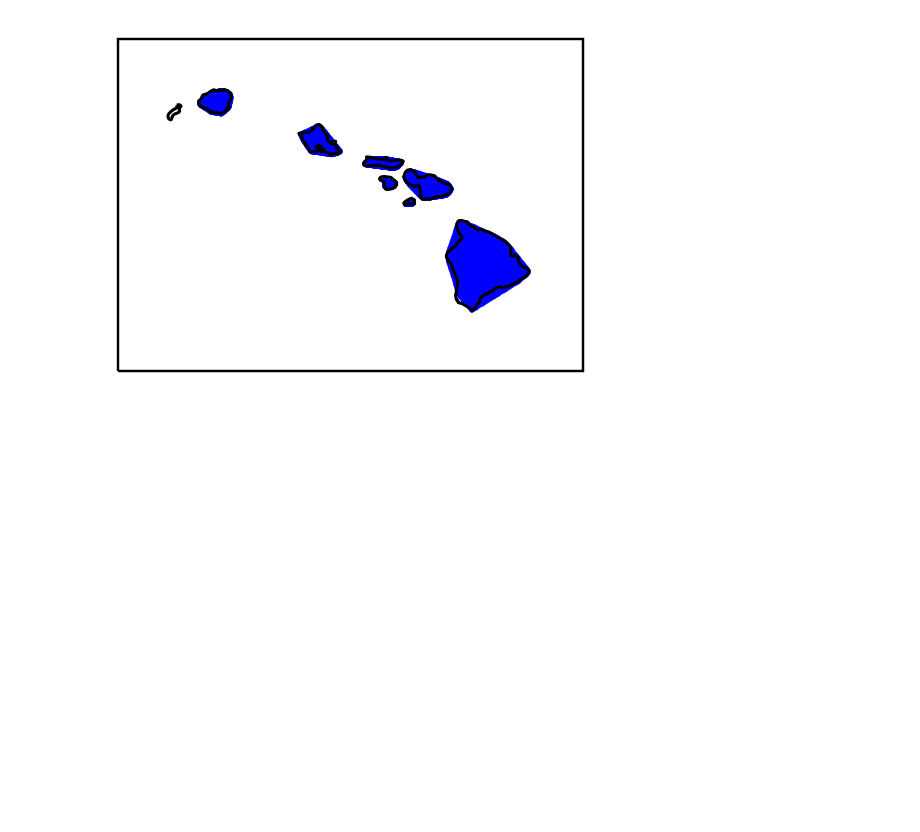
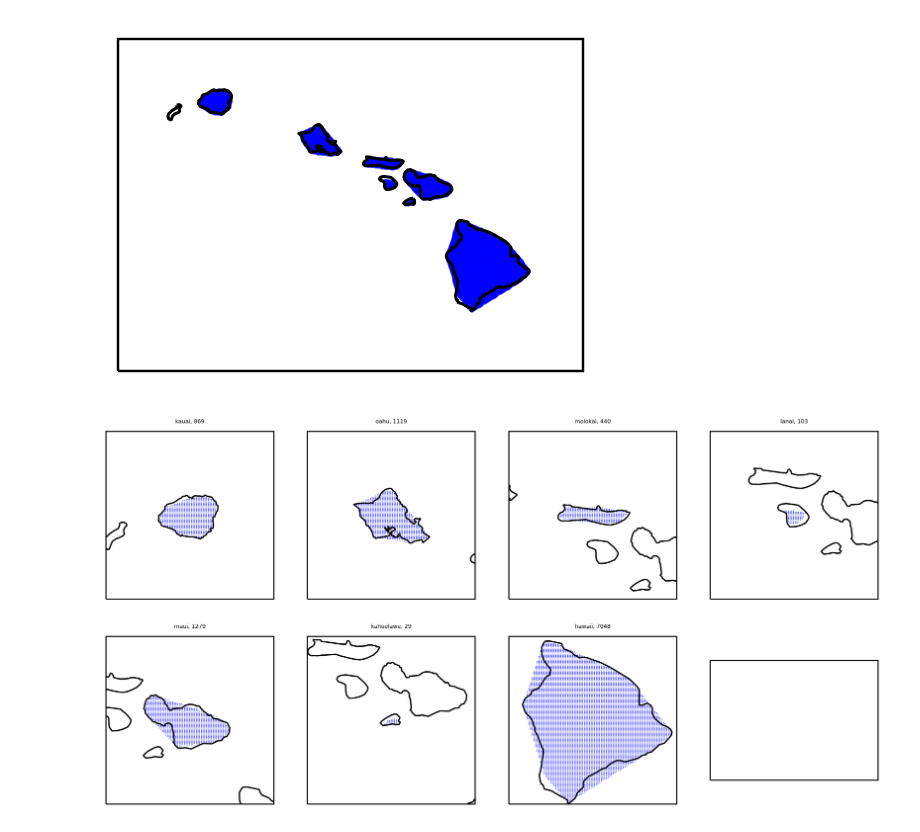
Before and after one commit to yusukemh/StatisticalDownscaling, a Jupyter notebook: codes/Dataset_mock.ipynb, the cells around one changed output. Drawn from its saved outputs; the diff is of its cells as text; code cells hidden in the pictures; blank space fills up the shorter version.

```diff
--- a/codes/Dataset_mock.ipynb
+++ b/codes/Dataset_mock.ipynb
@@ -45,6 +50,9 @@ df_locations = pd.read_csv(f"{BASE_DIR}/SKNlocations.csv")
 # %%
+x_state = (-161, -154)
+y_state = (18, 23)
+
 def get_convexhull_coords(df_locations, lat_range, lon_range):
-    resolution = 200
+    resolution = 500
     df_locations_island = df_locations[
         (df_locations["Lat_DD"] > lat_range[0]) &
         (df_locations["Lat_DD"] < lat_range[1]) &
@@ -55,7 +63,7 @@ def get_convexhull_coords(df_locations, lat_range, lon_range):
     station_coords_island = df_locations_island[["Lon_DD", "Lat_DD"]].to_numpy()
     # find points that are inside the island convex hull
     hull = Delaunay(station_coords_island)
-    xx, yy = np.meshgrid(np.linspace(*lon_range, resolution), np.linspace(*lat_range, resolution))
+    xx, yy = np.meshgrid(np.linspace(*x_state, resolution), np.linspace(*y_state, resolution))
     candidate_coords = np.dstack((xx.flatten(), yy.flatten())).reshape(-1,2)
     idx_in = hull.find_simplex(candidate_coords)
     coords_in = candidate_coords[np.where(idx_in > -1)[0]]
@@ -102,10 +109,12 @@ island_ranges = [
     }
 ]
 # %%
-island_range = island_ranges[6]
-
+# test plot
 xmin, xmax = -161, -154
 ymin, ymax = 18, 23
+# idx = 1
+# xmin, xmax = island_ranges[idx]['lon']
+# ymin, ymax = island_ranges[idx]['lat']
 
 fig, ax = plt.subplots(
     1, 1, figsize=(3, 2), dpi=220,
@@ -124,10 +133,43 @@ for island_range in island_ranges:
         df_locations,
         island_range['lat'],
         island_range['lon'])
+    # print(island_range['name'], len(test))
     ax.scatter(test[:, 0], test[:, 1], s=0.1, facecolor='b', edgecolor='b', alpha=0.5)
 
 ax.coastlines(resolution='10m')
 # %% [output]
 <cartopy.mpl.feature_artist.FeatureArtist at 0x...>
 [figure]
+# %%
+fig, axs = plt.subplots(
+    2, 4, figsize=(10, 5), dpi=520,
+    subplot_kw={
+        'projection': ccrs.PlateCarree(),
+        'xlim': (xmin, xmax),
+        'ylim': (ymin, ymax)
+    },
+    gridspec_kw={
+       # "hspace": 0.1
+    }
+)
+
+for i, (ax, island_range) in enumerate(zip(axs.flatten(), island_ranges)):
+    island_range = island_ranges[i]
+    test = get_convexhull_coords(
+        df_locations,
+        island_range['lat'],
+        island_range['lon'])
+    # print(island_range['name'], len(test))
+    ax.set_title(f"{island_range['name']}, {len(test)}", fontsize=4)
+    center = (
+        (island_range['lon'][1] + island_range['lon'][0]) / 2,
+        (island_range['lat'][1] + island_range['lat'][0]) / 2
+    )
+    lim = 0.7
+    ax.set_xlim((center[0] - lim, center[0] + lim))
+    ax.set_ylim((center[1] - lim, center[1] + lim))
+    ax.scatter(test[:, 0], test[:, 1], s=0.3, facecolor='b', edgecolor='none', alpha=1)
+    ax.coastlines(resolution='10m')
+# %% [output]
+[figure, added]
 # %%
```
Also changed, not shown: parts of 12 cells of this notebook.
